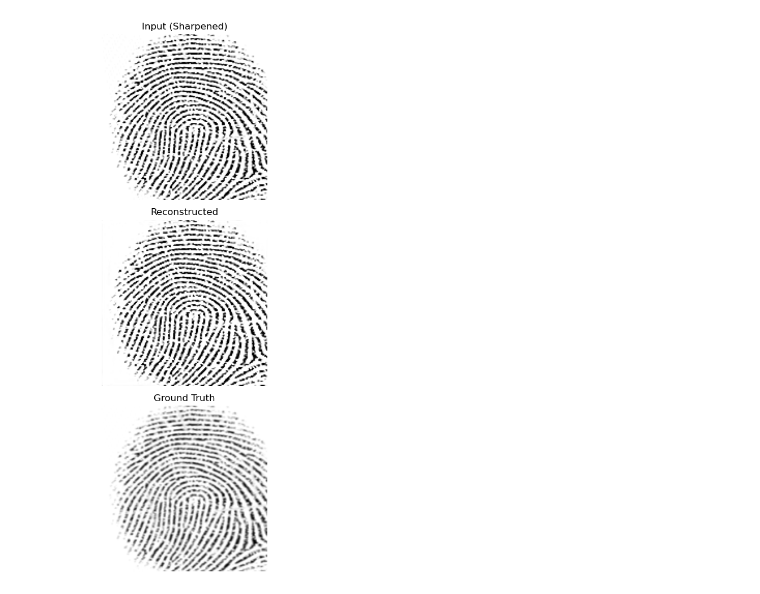
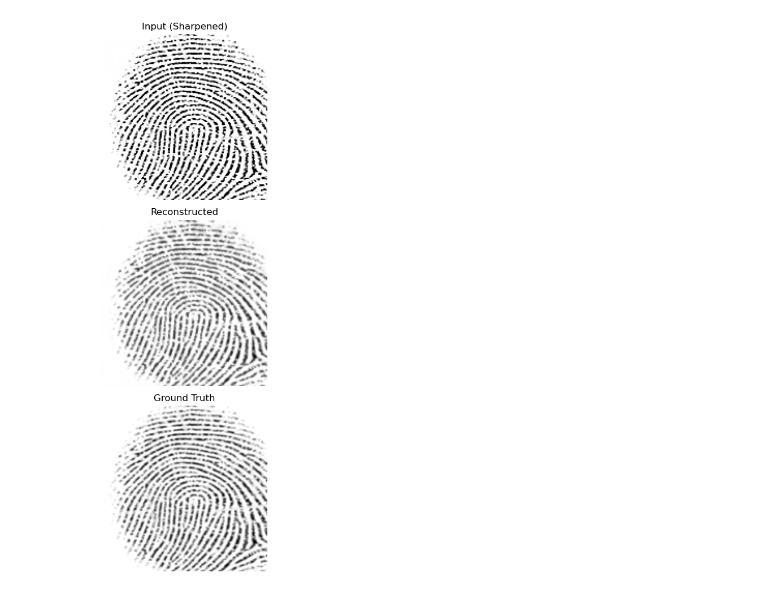
Before and after one commit to hyp0515/DIP_final_project, a Jupyter notebook: plot_predict.ipynb, the cells around one changed output. Cells and saved outputs as stored; diff of their text form; code cells hidden in the pictures.

```diff
--- a/plot_predict.ipynb
+++ b/plot_predict.ipynb
@@ -87,7 +87,7 @@ sharp_img = np.empty(processed_image.shape)
 sharp_img[0, :, :, 0] = np.clip(sharpen(processed_image[0, :, :, 0]), 0., 1.)
 # sharp_img = processed_image
 reconstructed_image = model.predict(sharp_img)
-reconstructed_image[0, :, :, 0] = sharpen(reconstructed_image[0, :, :, 0])
+# reconstructed_image[0, :, :, 0] = sharpen(reconstructed_image[0, :, :, 0])
 
 fig, ax = plt.subplots(3, 1, figsize=(5, 10), sharex=True, sharey=True)
 ax[0].imshow(sharp_img[0, :, :, 0], cmap='gray')
@@ -104,6 +104,6 @@ ax[2].axis('off')
 
 plt.tight_layout()
 # plt.show()
-plt.savefig('compare_sharp.png')
+plt.savefig('./figures/compare_sharp.png')
 plt.show()
 # %% [output]
@@ -111,4 +111,4 @@ plt.show()
-[figure, old version]
+[figure, new version]
 # %%
 # 預測 (noise+blur)
 noise_blur_img = np.clip(processed_image + np.random.normal(0, 0.05, processed_image.shape), 0., 1.)
```
Also changed, not shown: parts of 5 cells of this notebook, 38 other files.
